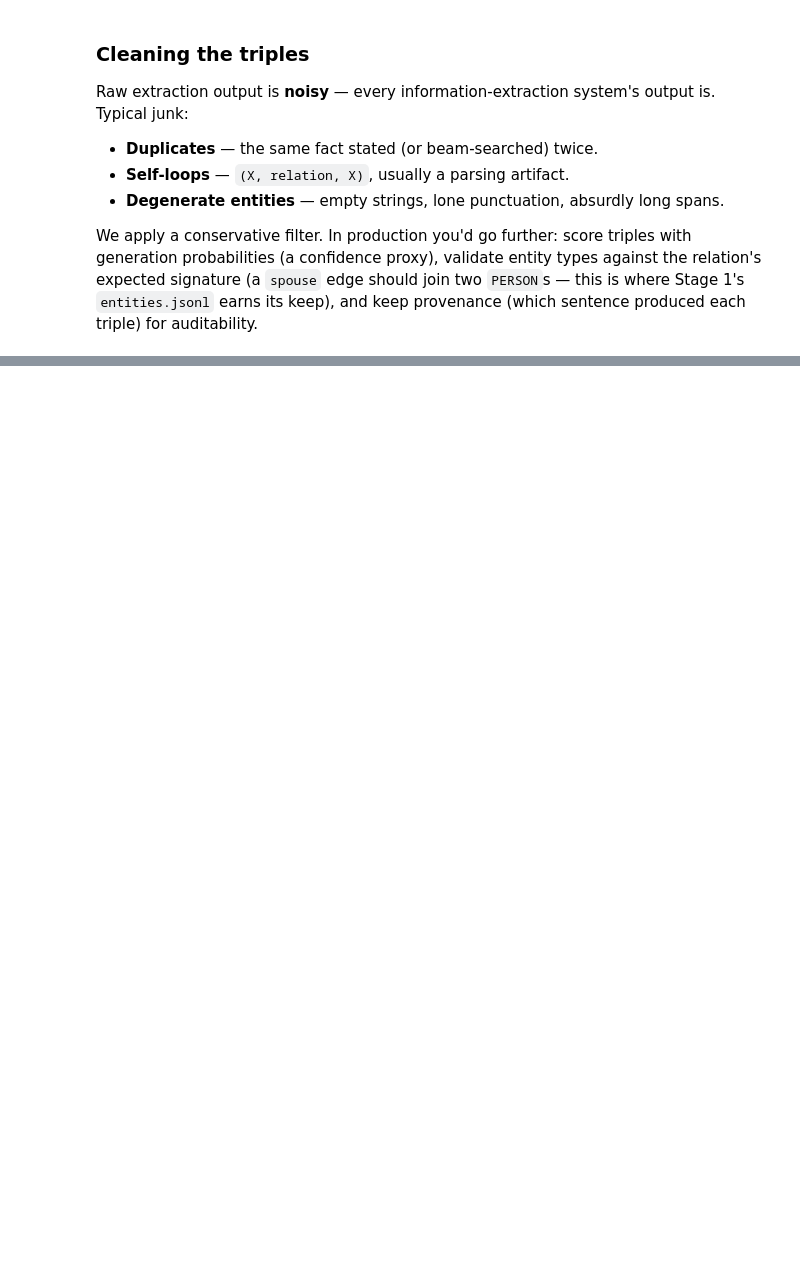
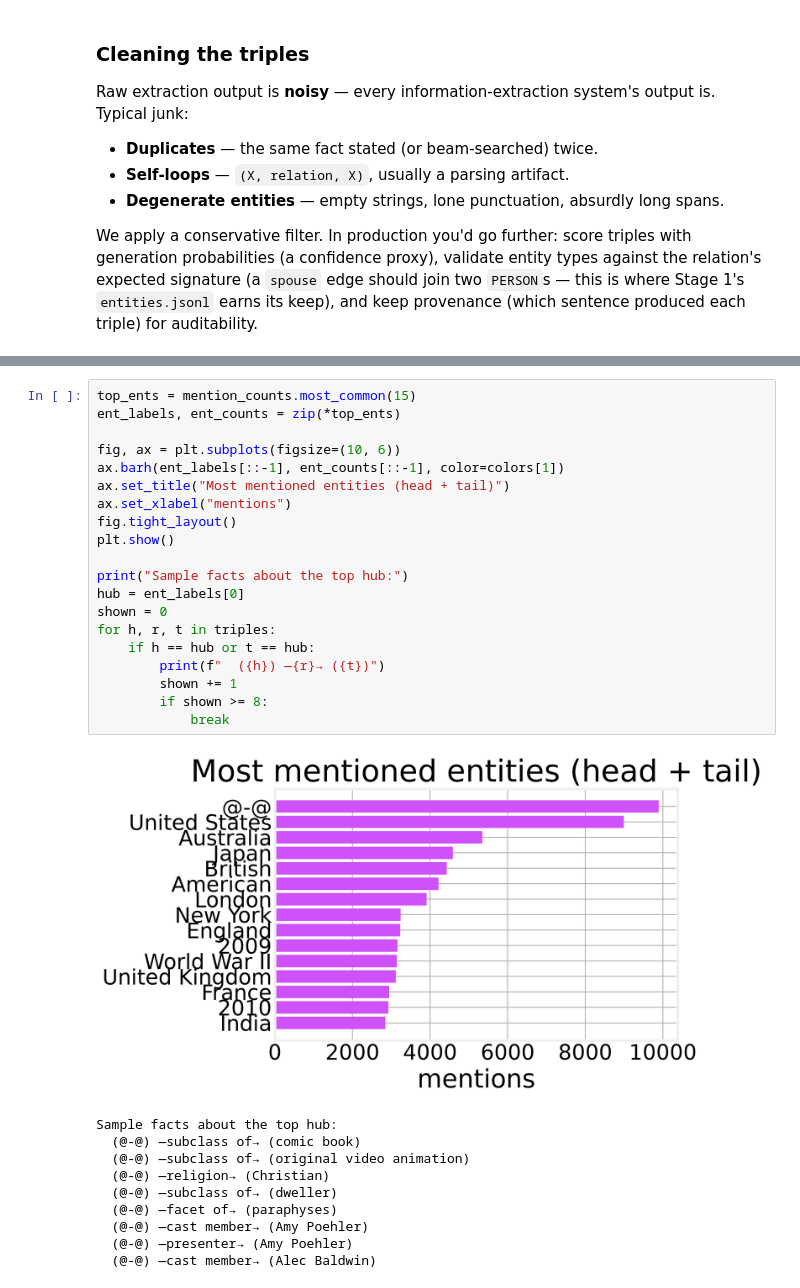
Before and after one commit to DataForScience/GraphRAG, a Jupyter notebook: 2. Text To Triples.ipynb, the cells around one changed output, grey strips where cells are left out. Saved outputs shown, nothing was run; the diff lists cells and outputs as text; blank space fills up the shorter version.

```diff
--- a/2. Text To Triples.ipynb
+++ b/2. Text To Triples.ipynb
@@ -770,0 +1028,31 @@ save_jsonl("triples.jsonl",
+# %%
+top_ents = mention_counts.most_common(15)
+ent_labels, ent_counts = zip(*top_ents)
+
+fig, ax = plt.subplots(figsize=(10, 6))
+ax.barh(ent_labels[::-1], ent_counts[::-1], color=colors[1])
+ax.set_title("Most mentioned entities (head + tail)")
+ax.set_xlabel("mentions")
+fig.tight_layout()
+plt.show()
+
+print("Sample facts about the top hub:")
+hub = ent_labels[0]
+shown = 0
+for h, r, t in triples:
+    if h == hub or t == hub:
+        print(f"  ({h}) —{r}→ ({t})")
+        shown += 1
+        if shown >= 8:
+            break
+# %% [output]
+[figure, added]
+Sample facts about the top hub:
+  (@-@) —subclass of→ (comic book)
+  (@-@) —subclass of→ (original video animation)
+  (@-@) —religion→ (Christian)
+  (@-@) —subclass of→ (dweller)
+  (@-@) —facet of→ (paraphyses)
+  (@-@) —cast member→ (Amy Poehler)
+  (@-@) —presenter→ (Amy Poehler)
+  (@-@) —cast member→ (Alec Baldwin)
```
Also changed, not shown: parts of 23 cells of this notebook, 2 other files.
